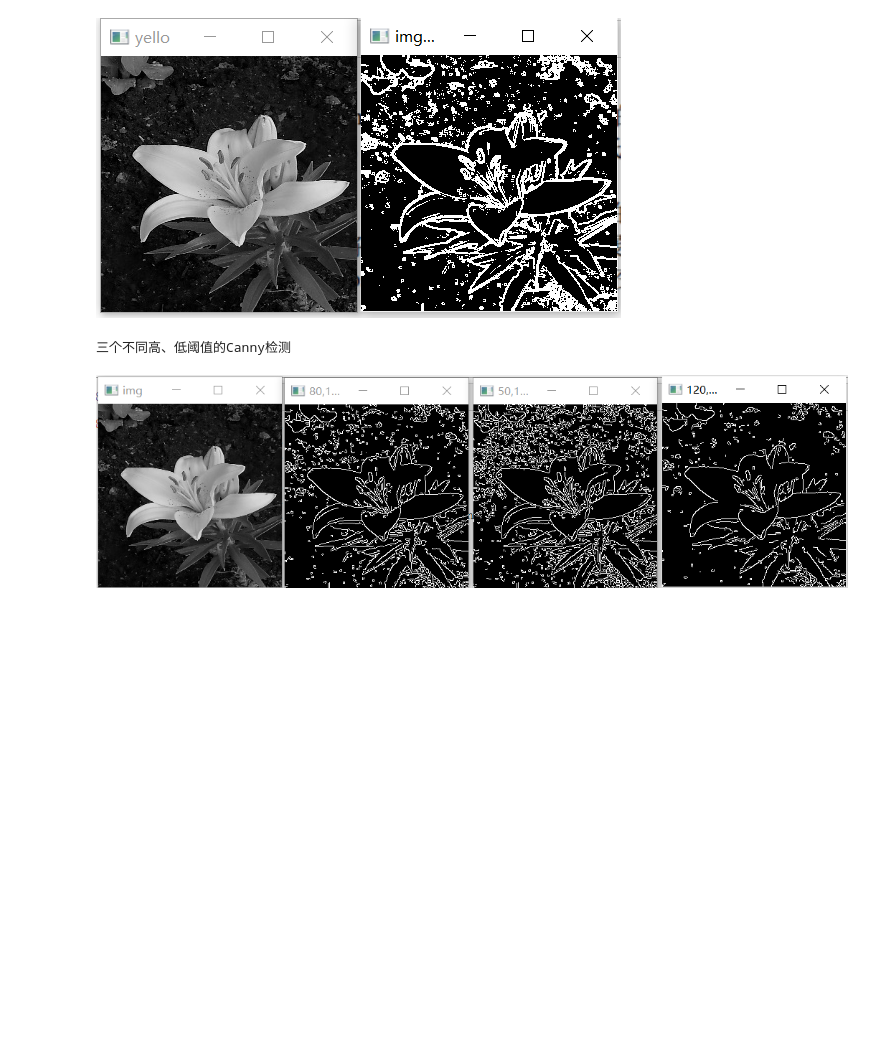
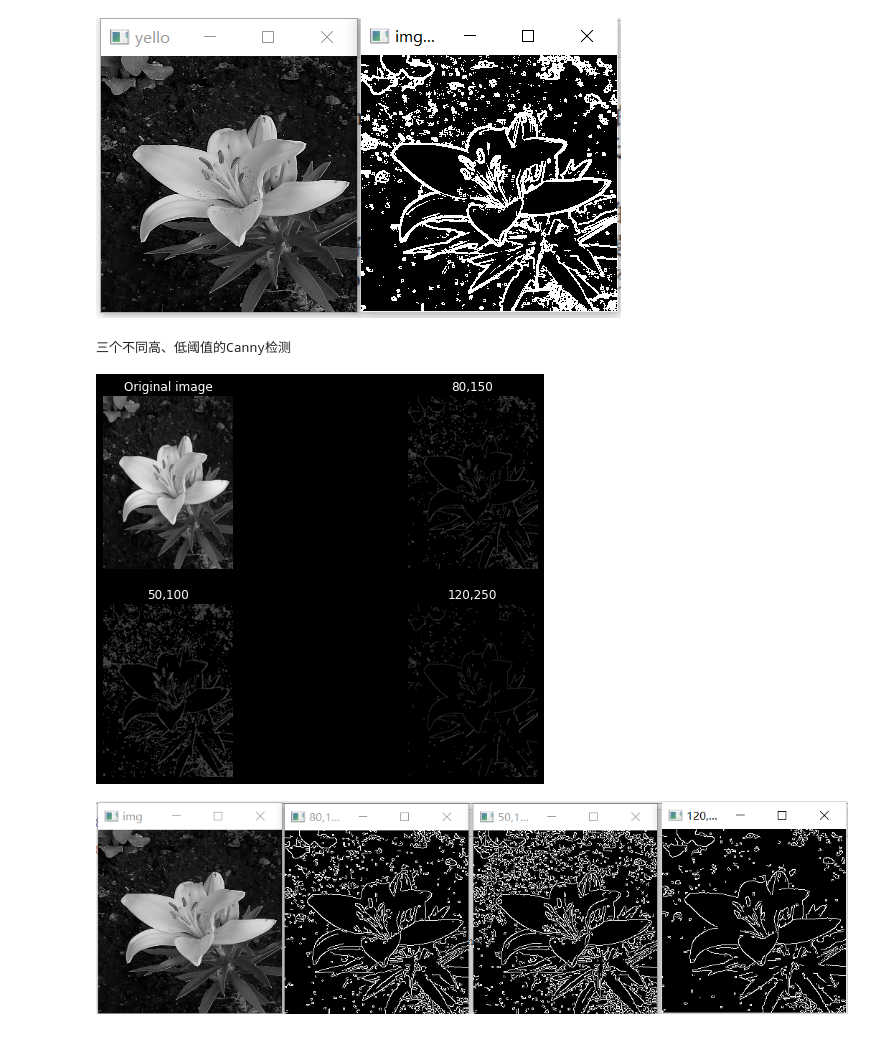
Before and after one commit to Chen-Lun-Hao/JuniorHomeWork, a Jupyter notebook: Computer_vision/实验/实验2.ipynb, the cells around one changed output. Cells and saved outputs as stored; diff of their text form; code cells hidden in the pictures; blank space fills up the shorter version.

```diff
--- a/Computer_vision/实验/实验2.ipynb
+++ b/Computer_vision/实验/实验2.ipynb
@@ -70,14 +85,24 @@ cv2_show(['yello','img_kirsch'],[yello, img_kirsch])
 # %%
 img=cv2.imread("yellowlily.png",cv2.IMREAD_GRAYSCALE)
 
 print('三个不同高、低阈值的Canny检测')
 v1=cv2.Canny(img,80,150)
 v2=cv2.Canny(img,50,100)
 v3=cv2.Canny(img,120,250)
 
-cv2_show(['img','80,150','50,100','120,250'],[img, v1,v2,v3])
+fig = plt.figure(figsize=(10,7))
+plt.subplot(221), plt.title("Original image"), plt.axis('off')
+plt.imshow(img, cmap='gray')  # 原始图像
+plt.subplot(222), plt.title("80,150"), plt.axis('off')
+plt.imshow(v1, cmap='gray')
+plt.subplot(223), plt.title("50,100"), plt.axis('off')
+plt.imshow(v2, cmap='gray')
+plt.subplot(224), plt.title("120,250"), plt.axis('off')
+plt.imshow(v3, cmap='gray')
+plt.show()
 # %% [output]
 三个不同高、低阈值的Canny检测
+[figure, added]
 # %% [markdown]
 ![image.png](attachment:image.png)
 # %% [markdown]
```
Also changed, not shown: parts of 6 cells of this notebook.
